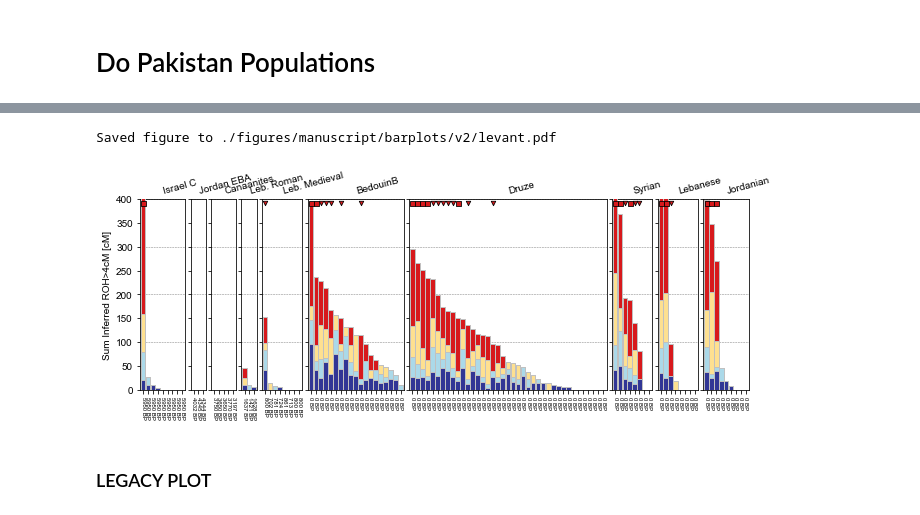
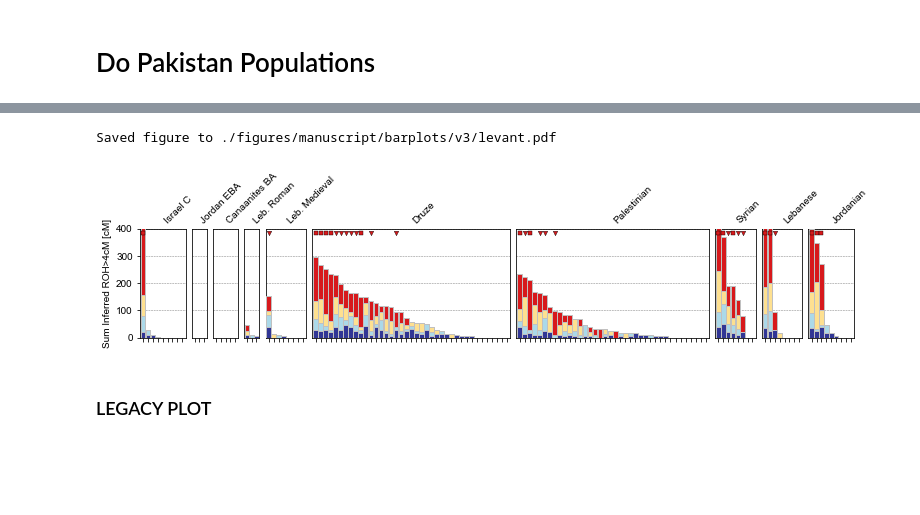
Before and after one commit to hringbauer/hapROH, a Jupyter notebook: Notebooks/Figures/plot_bar_ROH.ipynb, the cells around one changed output, grey strips where cells are left out. Cells and saved outputs as stored; diff of their text form; code cells hidden in the pictures; blank space fills up the shorter version.

```diff
--- a/Notebooks/Figures/plot_bar_ROH.ipynb
+++ b/Notebooks/Figures/plot_bar_ROH.ipynb
@@ -579,19 +659,19 @@ df1 = pd.read_csv("./Empirical/roh_all_inds_final_v42.csv", sep='\t')
 # %%
-clsts = ["Israel_C", "Jordan_EBA", "Canaanite|Israel_MLBA", "Lebanon_Roman", "Lebanon_Medieval", "BedouinB", "Druze", "Syrian", "Lebanese", "Jordanian"]
-labels = ["Israel C", "Jordan EBA", "Canaanites", "Leb. Roman", "Leb. Medieval", "BedouinB", "Druze", "Syrian", "Lebanese", "Jordanian"]
+clsts = ["Israel_C", "Jordan_EBA", "Canaanite|Israel_MLBA", "Lebanon_Roman", "Lebanon_Medieval", "Druze", "Palestinian", "Syrian", "Lebanese", "Jordanian"]
+labels = ["Israel C", "Jordan EBA", "Canaanites BA", "Leb. Roman", "Leb. Medieval", "Druze", "Palestinian", "Syrian", "Lebanese", "Jordanian"]
 df_plots, lgths = prep_dfs_plot_exact(df1, pops=clsts, mod_only=False, exact=False)
 x_labels = prep_xlabels(df_plots)
 
-plot_panel_row(df_plots, figsize=(np.sum(lgths)/10, 3.5),
+plot_panel_row(df_plots, figsize=(np.sum(lgths)/10, 2),
                ylim=[0,400], fs_x=6, wspace=0.1,
-               titles=labels, ha_title="left", r_title=15,
+               titles=labels, ha_title="left", r_title=45,
                title_col="pop", hlines=[100,200,300,400],
-               x_labels=x_labels, leg_pos=0, degrees=[], Ns=[],
-               cutoffs=[50,100], ss=[20, 25], lw=0.8, sym_ofst=-8,
-               savepath="./figures/manuscript/barplots/v2/levant.pdf")   # ./figures/manuscript/barplots/levant.png
+               x_labels=False, leg_pos=0, degrees=[], Ns=[],
+               cutoffs=[50,100], ss=[20, 20], lw=0.4, sym_ofst=-15,
+               savepath="./figures/manuscript/barplots/v3/levant.pdf")   # ./figures/manuscript/barplots/levant.png
 # %% [output]
-Saved figure to ./figures/manuscript/barplots/v2/levant.pdf
+Saved figure to ./figures/manuscript/barplots/v3/levant.pdf
-[figure, old version]
+[figure, new version]
 # %% [markdown]
 ### LEGACY PLOT
 # %%
```
Also changed, not shown: parts of 20 cells of this notebook, 3 other files.
